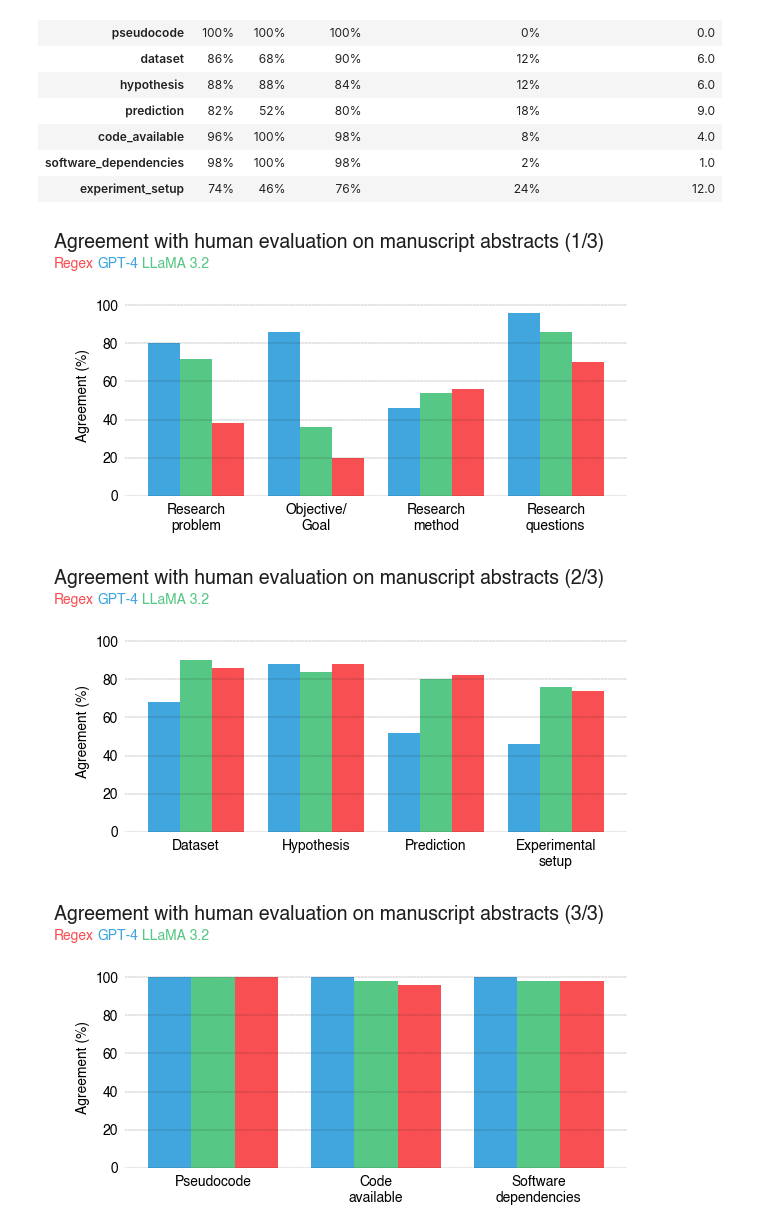
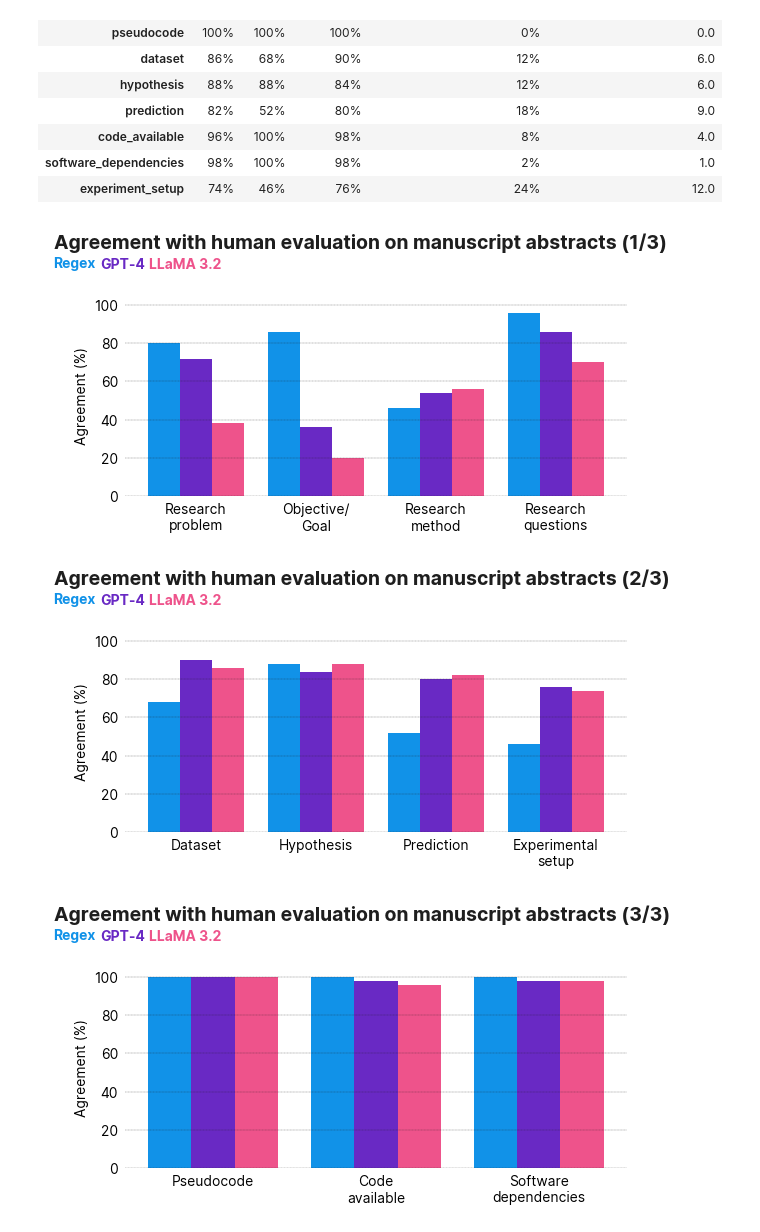
Before and after one commit to Machine-Learning-Pipelines/reproscreener, a Jupyter notebook: docs/manual_evaluation_explorer.ipynb, the cells around one changed output. Saved outputs shown, nothing was run; the diff lists cells and outputs as text; code cells hidden in the pictures.

Commit message:
fix plot legend order; remove webui urls

```diff
--- a/docs/manual_evaluation_explorer.ipynb
+++ b/docs/manual_evaluation_explorer.ipynb
@@ -53,24 +53,26 @@ metric_order = [
     ]
 # %%
 import matplotlib.pyplot as plt
-# from matplotlib import font_manager
+
 from highlight_text import fig_text
 # font_dir = '/mnt/c/Users/adb/Desktop/stuff/fonts/'
 # font_dir = '/Users/adb/Library/Mobile Documents/com~apple~CloudDocs/fonts/'
 # font_name = 'IBMPlexSans-Regular.ttf'
 # font_name = 'Inter-Bold.ttf'
 # # font_name = 'FiraSans-Regular.ttf'
-# font_manager.fontManager.addfont(font_dir + font_name)
-# prop = font_manager.FontProperties(fname=font_dir + font_name)
+# from matplotlib import font_manager
+# font_manager.fontManager.addfont('/Users/adb/Library/Fonts/AlegreyaSans-Medium.ttf')
+# prop = font_manager.FontProperties(fname='/Users/adb/Library/Fonts/AlegreyaSans-Medium.ttf')
+# plt.rcParams['font.sans-serif'] = prop.get_name()
 
 plt.rcParams['font.family'] = 'sans-serif'
-plt.rcParams['font.sans-serif'] = ['Helvetica','IBM Plex Sans', 'Inter', 'Fira Sans']
+plt.rcParams['font.sans-serif'] = ['Inter','Helvetica','IBM Plex Sans', 'Inter', 'Fira Sans']
 # plt.rcParams['font.weight'] = 'medium'
 # plt.rcParams['font.size'] = 12
-# color to #343A40
 plt.rcParams['text.color'] = '#1E1E1E'
-# plt.rcParams['font.sans-serif'] = prop.get_name()
+
 thesis_figures_dir = "../../USCthesis/figures/"
+presentation_figures_dir = "../../qualifying_exam_slides/present/figures/"
 current_figures_dir = "../reports/figures/"
 # %%
 df_manuscript_manual = pd.read_csv("https://huggingface.co/datasets/adbX/reproscreener_manual_evaluations/resolve/main/manuscript.csv")
@@ -460,12 +464,15 @@ def plot_agreement_by_metric_mpl(metrics_display_map, metric_order):
     df_sorted = merged_agreement_results_melt.sort_values(["Metric","Method"])
     methods = df_sorted["Method"].unique()
     colors = {
-        "Regex": "#F84F52",
-        "GPT-4": "#40A6DD",
-        "LLaMA 3.2": "#57C785"
-        # "Reproscreener (regex)": "#FBA4A6",
-        # "GPT-4": "#B0DAF1",
-        # "LLaMA 3.2": "#8FDAAE"
+        # "Regex": "#F84F52",
+        # "GPT-4": "#40A6DD",
+        # "LLaMA 3.2": "#57C785"
+        # "Regex": "#a56eff",
+        # "GPT-4": "#005d5d",
+        # "LLaMA 3.2": "#002d9c"
+        "Regex": "#ee538b",
+        "GPT-4": "#1192e8",
+        "LLaMA 3.2": "#6929c4"
     }
 
     groups = [
@@ -485,34 +492,35 @@ def plot_agreement_by_metric_mpl(metrics_display_map, metric_order):
 
         ax.set_xticks(x)
         ax.set_xticklabels([ "\n".join(wrap(metrics_display_map[m], 12)) for m in group ])
         ax.set_ylim(0, 1.05)
         ax.set_yticks([0, 0.2, 0.4, 0.6, 0.8, 1.0])
         ax.set_yticklabels(['0', '20', '40', '60', '80', '100'])
         ax.set_ylabel('Agreement (%)')
         ax.yaxis.grid(True, linestyle="--", linewidth=0.2, color="#1E1E1E", alpha=1)
         ax.tick_params(axis="x", size=0, pad=5)
         ax.spines[["top", "right", "bottom", "left"]].set_visible(False)
         ax.tick_params(axis="y", size=0, pad=5)
 
         fig.text(x=0.02, y=1, s=f"Agreement with human evaluation on manuscript abstracts ({idx}/{len(groups)})", size=14, fontweight="bold")
         fig_text(
             x=0.02,
             y=0.97,
             s="<Regex> <GPT-4> <LLaMA 3.2>",
             highlight_textprops=[
-                {"color": colors["Regex"], "fontweight": "bold"},
                 {"color": colors["GPT-4"], "fontweight": "bold"},
                 {"color": colors["LLaMA 3.2"], "fontweight": "bold"},
+                {"color": colors["Regex"], "fontweight": "bold"},
             ],
 
         )
         plt.tight_layout()
         plt.savefig(current_figures_dir + f"agreements_on_abstracts_row{idx}.png", dpi=320, bbox_inches="tight")
         plt.savefig(thesis_figures_dir + f"agreements_on_abstracts_row{idx}.png", dpi=320, bbox_inches="tight")
+        plt.savefig(presentation_figures_dir + f"agreements_on_abstracts_row{idx}.png", dpi=320, bbox_inches="tight")
         plt.show()
 
 plot_agreement_by_metric_mpl(metrics_display_map, metric_order)
 # %% [output]
-[figure, old version]
+[figure, new version]
-[figure, old version]
+[figure, new version]
-[figure, old version]
+[figure, new version]
```
Also changed, not shown: parts of 1 cell of this notebook, 5 other files.
